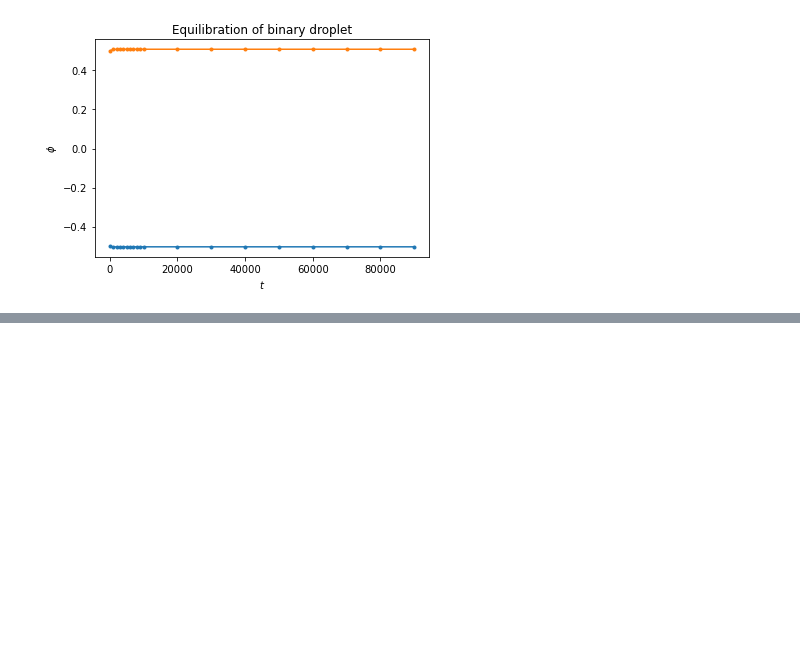
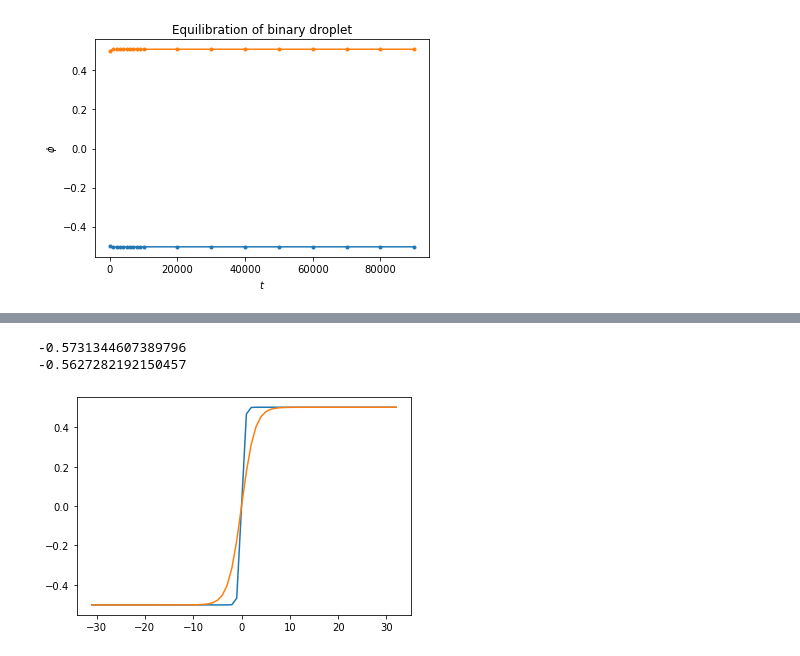
Before and after one commit to AMReX-FHD/LBMeX, a Jupyter notebook: GuidedTutorials/LBM/binary/Visualization.ipynb, the cells around one changed output, grey strips where cells are left out. Saved outputs shown, nothing was run; the diff lists cells and outputs as text; code cells hidden in the pictures; blank space fills up the shorter version.

Commit message:
Numerically solve BVP for interface profile

```diff
--- a/GuidedTutorials/LBM/binary/Visualization.ipynb
+++ b/GuidedTutorials/LBM/binary/Visualization.ipynb
@@ -71,6 +71,7 @@ plt.show()
 # %% [output]
 [figure]
 # %%
+L = 64
 t = 100000
 rho = 1.0
 Lambda = 1.1
@@ -153,0 +155,48 @@ Surface tension from linear fit: kappa = 0.02, sigma = 0.006550924015548132
+# %%
+import scipy.optimize, scipy.integrate
+
+def coexistence(T, Lambda):
+    phi0 = scipy.optimize.fsolve(lambda phi: -Lambda/2*phi/rho + T/2*np.log((rho+phi)/(rho-phi)), x0=0.5)
+    return phi0
+
+def profile(kappa, T=0.5, Lambda=1.1):
+
+    def fun(x, y):
+        phi, psi = y
+        dphi = psi
+        dpsi = - Lambda/(2*kappa)*phi/rho + T/(2*kappa)*np.log((rho+phi)/(rho-phi))
+        return np.vstack([dphi, dpsi])
+
+    def bc(ya, yb):
+        return np.array([ya[0]+phi0,yb[0]-phi0]).reshape(2,)
+
+    x = np.linspace(-L//2+1, L//2, L)
+    phi0 = coexistence(T, Lambda)
+    y0 = np.vstack([phi0*np.tanh(x), phi0*(1-np.tanh(x)**2)])
+
+    res = scipy.integrate.solve_bvp(fun, bc, x, y0)
+
+    return x,res.sol(x)[0]
+
+def free_energy(phi, kappa, T=0.5, Lambda=1.1):
+    C1 = (rho+phi)/2
+    C2 = (rho-phi)/2
+    f = Lambda/4*rho*(1-phi**2/rho**2) - T*rho + T*C1*np.log(C1) + T*C2*np.log(C2) \
+        + kappa/2*np.linalg.norm(np.gradient(rho))**2 + kappa/2*np.linalg.norm(np.gradient(phi))**2
+    return f
+
+def surface_tension(kappa, T=0.5, Lambda=1.1):
+    C1 = profile(kappa)
+    sigma = free_energy(C1[1], kappa, T, Lambda).sum()/L
+    return sigma
+# %%
+for kappa in [ 0.01, 0.2 ]:
+    x, C1 = profile(kappa)
+    sigma = surface_tension(kappa)
+    print(sigma)
+    plt.plot(x, C1);
+plt.show()
+# %% [output]
+-0.5731344607389796
+-0.5627282192150457
+[figure, added]
```
Also changed, not shown: parts of 2 cells of this notebook.
